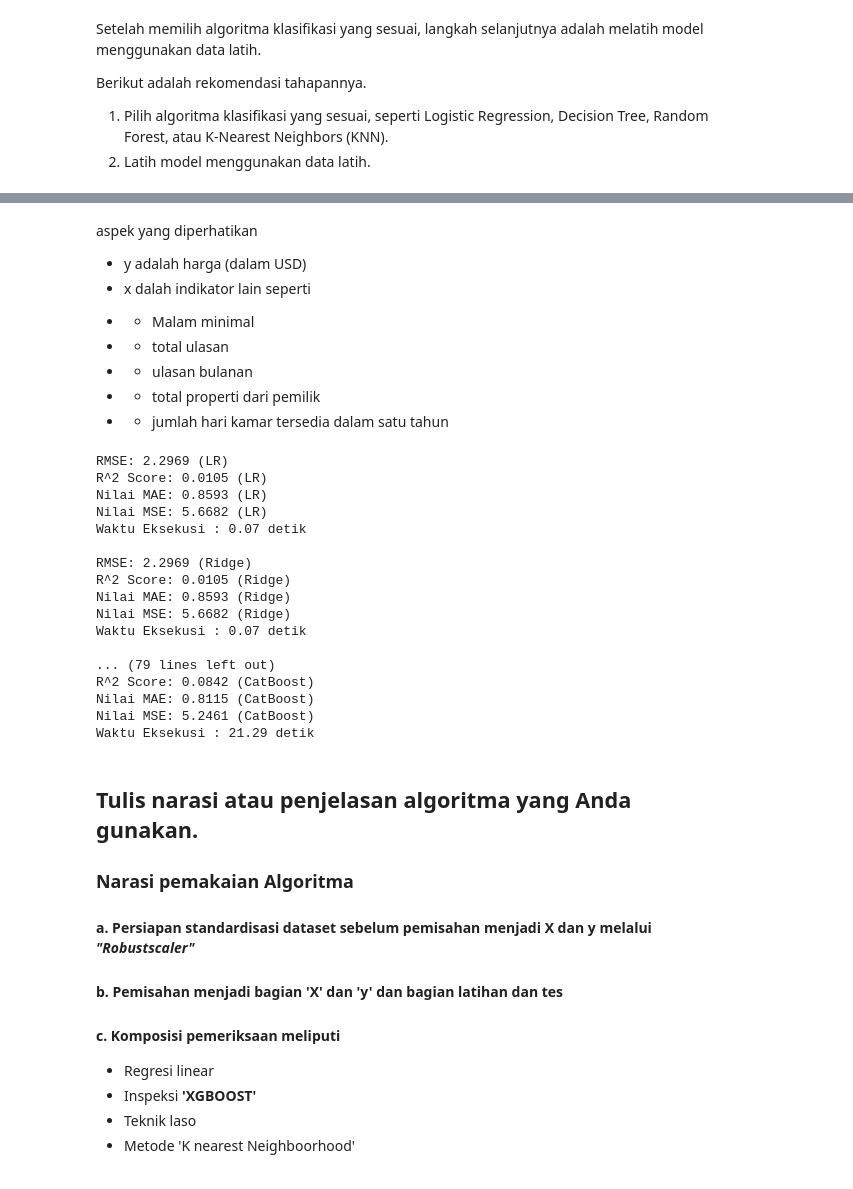
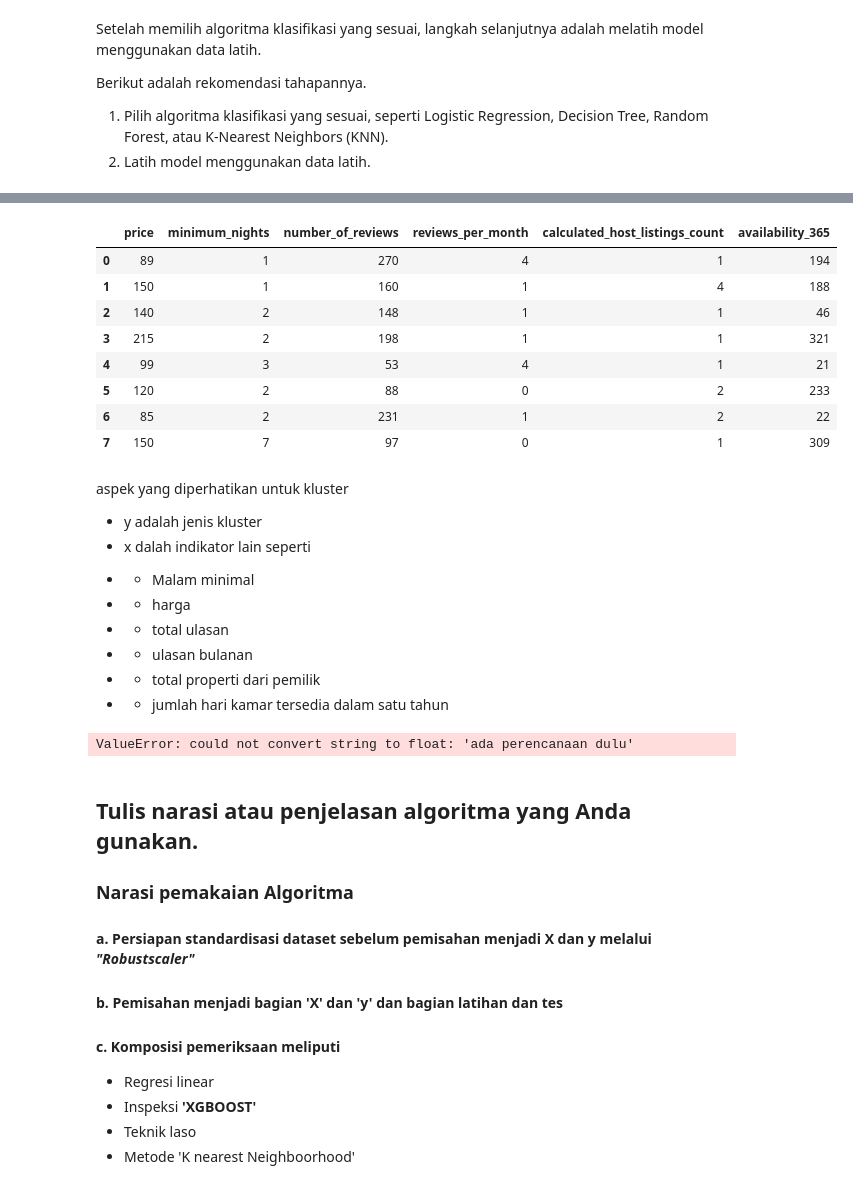
Before and after one commit to DGkurnia/cnkproject, a Jupyter notebook: BMLP_Derfansyah_Guswiranata_Kurnia_clasif.ipynb, the cells around one changed output, grey strips where cells are left out. Drawn from its saved outputs; the diff is of its cells as text; code cells hidden in the pictures.

```diff
--- a/BMLP_Derfansyah_Guswiranata_Kurnia_clasif.ipynb
+++ b/BMLP_Derfansyah_Guswiranata_Kurnia_clasif.ipynb
@@ -243,0 +252,8 @@ Proses awal menggunakan rasio 3:1 untuk (latihan dan tes)
+# %%
+#pembagian klasifikasi
+ycl = clinvst['Cluster'].copy() #kluster
+Xcl = clinvst.drop(['Cluster','last_review'], axis=1).copy() #semua kolom kecuali kluster
+#ubah bentuk kluster ke dummy
+
+#lihat bentuk
+ycl.head(8)
@@ -243,0 +271,13 @@ Proses awal menggunakan rasio 3:1 untuk (latihan dan tes)
+# %%
+# Inspeksi Xcl
+Xcl.head(8)
+# %% [output]
+|  | price | minimum_nights | number_of_reviews | reviews_per_month | calculated_host_listings_count | availability_365 |
+| 0 | 89 | 1 | 270 | 4 | 1 | 194 |
+| 1 | 150 | 1 | 160 | 1 | 4 | 188 |
+| 2 | 140 | 2 | 148 | 1 | 1 | 46 |
+| 3 | 215 | 2 | 198 | 1 | 1 | 321 |
+| 4 | 99 | 3 | 53 | 4 | 1 | 21 |
+| 5 | 120 | 2 | 88 | 0 | 2 | 233 |
+| 6 | 85 | 2 | 231 | 1 | 2 | 22 |
+| 7 | 150 | 7 | 97 | 0 | 1 | 309 |
@@ -244,8 +287,9 @@ Proses awal menggunakan rasio 3:1 untuk (latihan dan tes)
 # %% [markdown]
-aspek yang diperhatikan
-* y adalah harga (dalam USD)
+aspek yang diperhatikan untuk kluster
+* y adalah jenis kluster
 * x dalah indikator lain seperti
 - * Malam minimal
+- * harga
 - * total ulasan
 - * ulasan bulanan
 - * total properti dari pemilik
@@ -281,62 +324,46 @@ def log_results(name, rmse, r2, mae, mse, execution_time):
     print(f"Waktu Eksekusi : {round(execution_time, 2)} detik\n")
 #Ke iterasi
 # %%
-#Bagian iterasi
+#Bagian iterasi regresor dan nama
 for name, regressor in models:
     start_time = time.time()
 
-    # Fit the model
-    regressor.fit(X_train, y_train)
+    # Penyesuaian UNTUK LATIHAN
+    regressor.fit(X_traincl, y_traincl)
 
-    # Make predictions
-    y_pred = regressor.predict(X_test)
+    # Buat prediksi di setiap
+    y_pred = regressor.predict(X_testcl)
 
-    # Check RMSE value
+    # Inspeksi nilai R kuadrat
     rmse = np.mean(np.sqrt(-cross_val_score(regressor, X, y, cv=5, scoring="neg_mean_squared_error")))
     rmse_scores.append(rmse)
 
-    # Inspect R² value
-    r2 = metrics.r2_score(y_test, y_pred)
+    # Inspeksi nilai R kuadrat
+    r2 = metrics.r2_score(y_testcl, y_pred)
     r2_scores.append(r2)
 
-    # Calculate MAE
-    mae = metrics.mean_absolute_error(y_test, y_pred)
+    # Analisis MAE
+    mae = metrics.mean_absolute_error(y_testcl, y_pred)
     mae_scores.append(mae)
 
-    # Calculate MSE
-    mse = metrics.mean_squared_error(y_test, y_pred)
+    # Perhitungan MSE
+    mse = metrics.mean_squared_error(y_testcl, y_pred)
     mse_scores.append(mse)
 
-    # Calculate execution time
+    # Inspeksi waktu eksekusi
     execution_time = time.time() - start_time
     execution_times.append(execution_time)
 
-    # Log results using the new function
+    # Fungsi perhitungan logika
     log_results(name, rmse, r2, mae, mse, execution_time)
 
-    # Check if R² value meets the threshold
+    # Pemeriksaan jika nilai R² memenuhi target
     if r2 >= minr2:
         print(f"Penghentian dimulai karena Target nilai R² tercapai di {name}.")
         break  # Stop execution if target R² is reached
 #ke
 # %% [output]
-RMSE: 2.2969 (LR)
-R^2 Score: 0.0105 (LR)
-Nilai MAE: 0.8593 (LR)
-Nilai MSE: 5.6682 (LR)
-Waktu Eksekusi : 0.07 detik
-
-RMSE: 2.2969 (Ridge)
-R^2 Score: 0.0105 (Ridge)
-Nilai MAE: 0.8593 (Ridge)
-Nilai MSE: 5.6682 (Ridge)
-Waktu Eksekusi : 0.07 detik
-
-... (79 lines left out)
-R^2 Score: 0.0842 (CatBoost)
-Nilai MAE: 0.8115 (CatBoost)
-Nilai MSE: 5.2461 (CatBoost)
-Waktu Eksekusi : 21.29 detik
+ValueError: could not convert string to float: 'ada perencanaan dulu'
 # %% [markdown]
 ## Tulis narasi atau penjelasan algoritma yang Anda gunakan.
 ### Narasi pemakaian Algoritma
```
Also changed, not shown: parts of 15 cells of this notebook.
